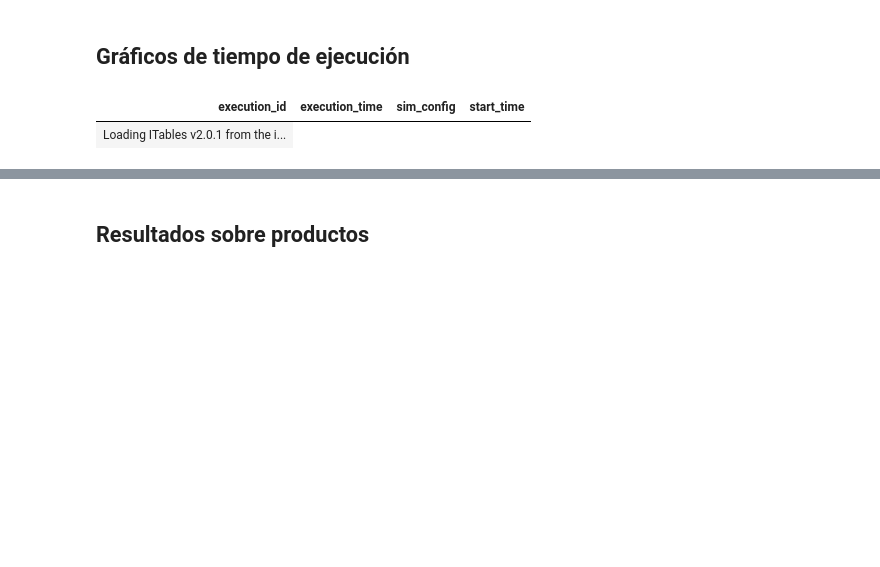
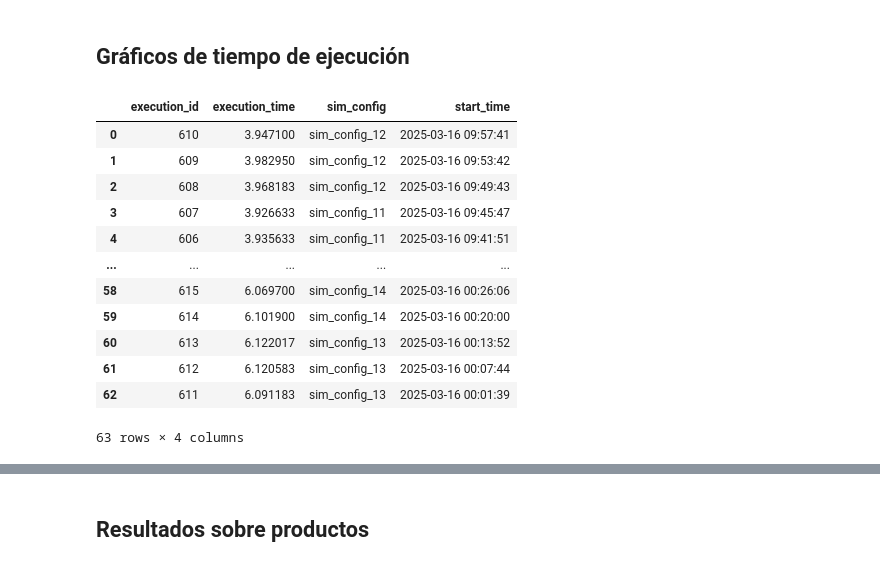
Before and after one commit to ManachoM/sim2-agricultores, a Jupyter notebook: data_analysis/sim_results.ipynb, the cells around one changed output, grey strips where cells are left out. Saved outputs shown, nothing was run; the diff lists cells and outputs as text; code cells hidden in the pictures; blank space fills up the shorter version.

```diff
--- a/data_analysis/sim_results.ipynb
+++ b/data_analysis/sim_results.ipynb
@@ -9,31 +9,42 @@ init_notebook_mode(all_interactive=True)
 # %%
 import pandas as pd
 from sqlalchemy import create_engine
 
 DB_URL = "postgresql://postgres:secret@localhost:5432/sim-db"
 
 eng = create_engine(DB_URL)
 
 get_executions_query = """
     SELECT e.execution_id, e.execution_time / 60000 as execution_time, REPLACE(ep.param_value, './sim_config_files/', '') AS sim_config, e.start_time
     FROM public.execution e
     JOIN public.execution_params ep
         ON ep.execution_id = e.execution_id
     WHERE e.execution_status_id = 2 -- Ejecuciones terminadas solamente
         AND ep.param_name = 'sim_config_file'
         AND ep.param_value <> './sim_config.json'
         --AND e.start_time > '2025-03-12 02:00:00'
-        AND e.EXECUTION_id  BETWEEN 124 AND 130
+        AND e.EXECUTION_id  BETWEEN 602 AND 700
     ORDER BY e.start_time DESC
     -- LIMIT 180; -- Solamente las últimas 15*12 ejecuciones
 """
 
 df = pd.read_sql_query(get_executions_query, eng)
 df["sim_config"] = df["sim_config"].replace(".json", "", regex=True)
 df
 # %% [output]
-| execution_id | execution_time | sim_config | start_time |
-| Loading ITables v2.0.1 from the i... |
+|  | execution_id | execution_time | sim_config | start_time |
+| 0 | 610 | 3.947100 | sim_config_12 | 2025-03-16 09:57:41 |
+| 1 | 609 | 3.982950 | sim_config_12 | 2025-03-16 09:53:42 |
+| 2 | 608 | 3.968183 | sim_config_12 | 2025-03-16 09:49:43 |
+| 3 | 607 | 3.926633 | sim_config_11 | 2025-03-16 09:45:47 |
+| 4 | 606 | 3.935633 | sim_config_11 | 2025-03-16 09:41:51 |
+| ... | ... | ... | ... | ... |
+| 58 | 615 | 6.069700 | sim_config_14 | 2025-03-16 00:26:06 |
+| 59 | 614 | 6.101900 | sim_config_14 | 2025-03-16 00:20:00 |
+| 60 | 613 | 6.122017 | sim_config_13 | 2025-03-16 00:13:52 |
+| 61 | 612 | 6.120583 | sim_config_13 | 2025-03-16 00:07:44 |
+| 62 | 611 | 6.091183 | sim_config_13 | 2025-03-16 00:01:39 |
+63 rows × 4 columns
 # %%
 import plotly.express as px
 
```
Also changed, not shown: parts of 13 cells of this notebook, 1 other file.
